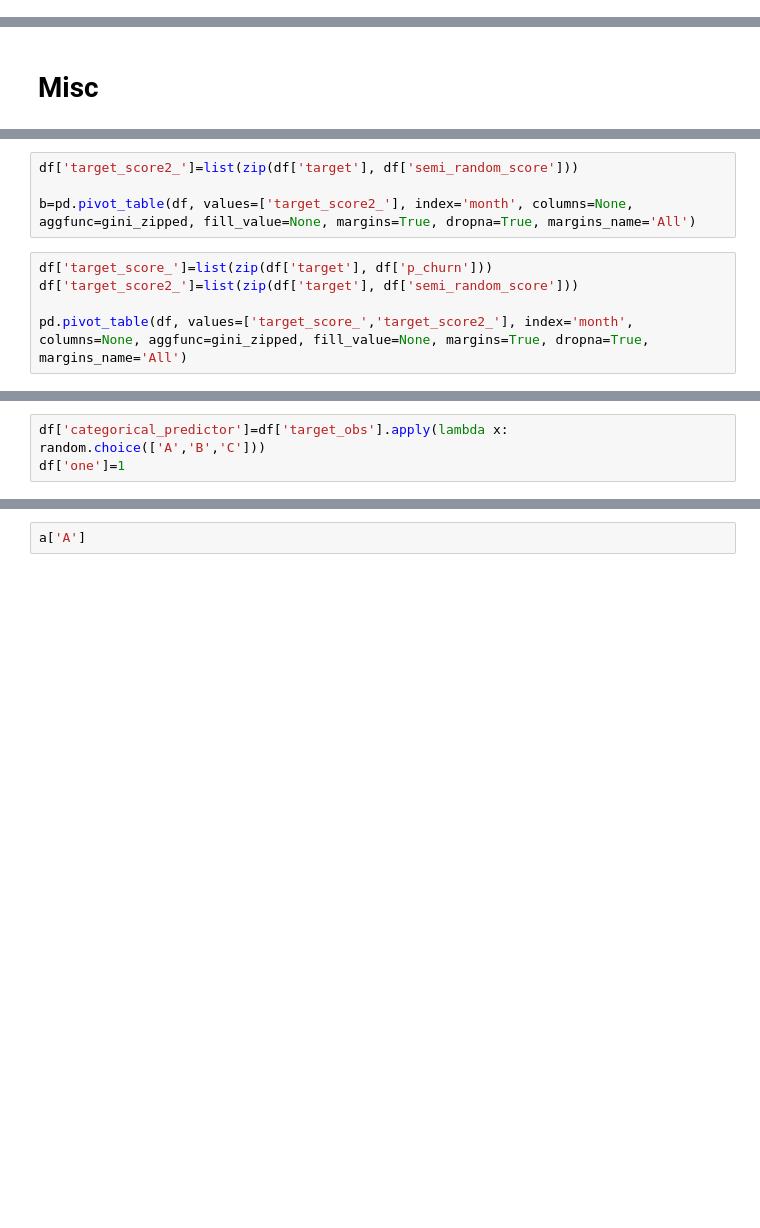
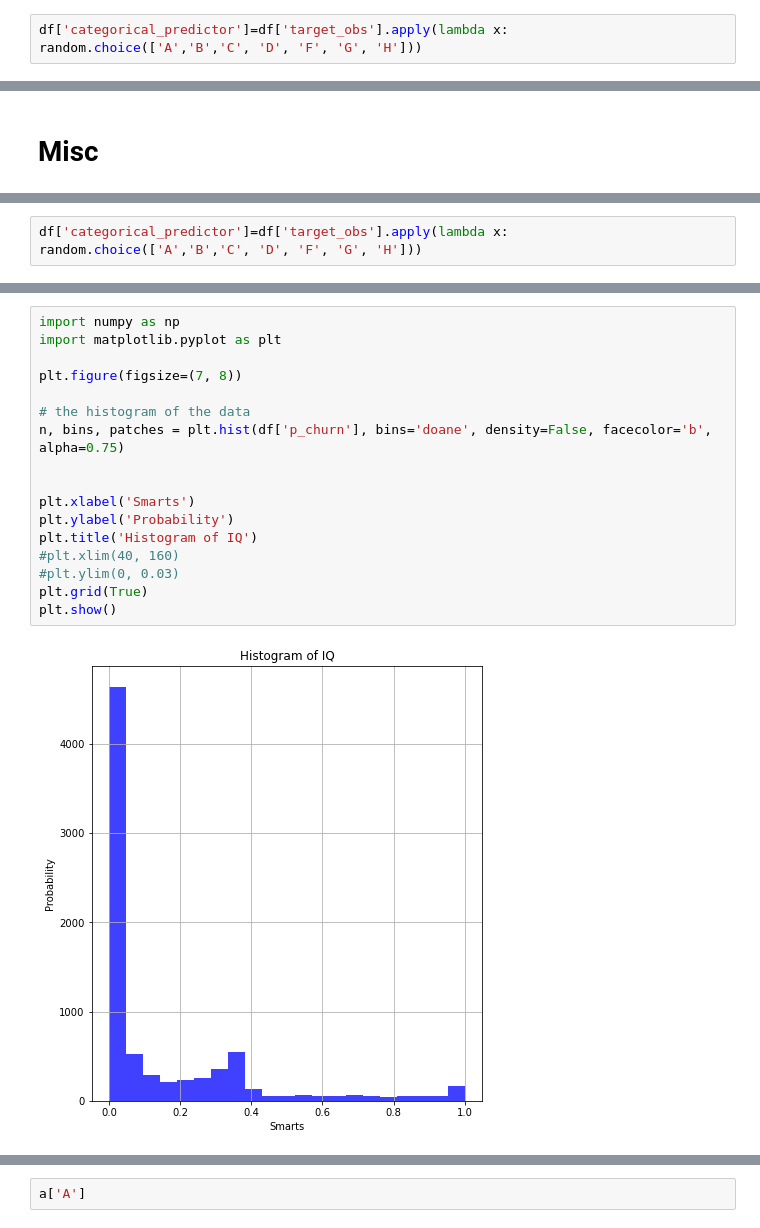
Before and after one commit to Vrboska/mofr, a Jupyter notebook: Testing.ipynb, the cells around one changed output, grey strips where cells are left out. Cells and saved outputs as stored; diff of their text form; blank space fills up the shorter version.

```diff
--- a/Testing.ipynb
+++ b/Testing.ipynb
@@ -489,0 +492,2 @@ Distribution of predictor "p_churn" in time
+# %%
+df['categorical_predictor']=df['target_obs'].apply(lambda x: random.choice(['A','B','C', 'D', 'F', 'G', 'H']))
@@ -501,9 +540,0 @@ a
-# %%
-df['target_score2_']=list(zip(df['target'], df['semi_random_score']))
-
-b=pd.pivot_table(df, values=['target_score2_'], index='month', columns=None, aggfunc=gini_zipped, fill_value=None, margins=True, dropna=True, margins_name='All')
-# %%
-df['target_score_']=list(zip(df['target'], df['p_churn']))
-df['target_score2_']=list(zip(df['target'], df['semi_random_score']))
-
-pd.pivot_table(df, values=['target_score_','target_score2_'], index='month', columns=None, aggfunc=gini_zipped, fill_value=None, margins=True, dropna=True, margins_name='All')
@@ -525,3 +541,2 @@ metrics.gini(df['target'], df['p_churn'])
 # %%
-df['categorical_predictor']=df['target_obs'].apply(lambda x: random.choice(['A','B','C']))
-df['one']=1
+df['categorical_predictor']=df['target_obs'].apply(lambda x: random.choice(['A','B','C', 'D', 'F', 'G', 'H']))
@@ -612,0 +557,19 @@ a
+# %%
+import numpy as np
+import matplotlib.pyplot as plt
+
+plt.figure(figsize=(7, 8))
+
+# the histogram of the data
+n, bins, patches = plt.hist(df['p_churn'], bins='doane', density=False, facecolor='b', alpha=0.75)
+
+
+plt.xlabel('Smarts')
+plt.ylabel('Probability')
+plt.title('Histogram of IQ')
+#plt.xlim(40, 160)
+#plt.ylim(0, 0.03)
+plt.grid(True)
+plt.show()
+# %% [output]
+[figure, added]
```
Also changed, not shown: parts of 44 cells of this notebook, 10 other files.
